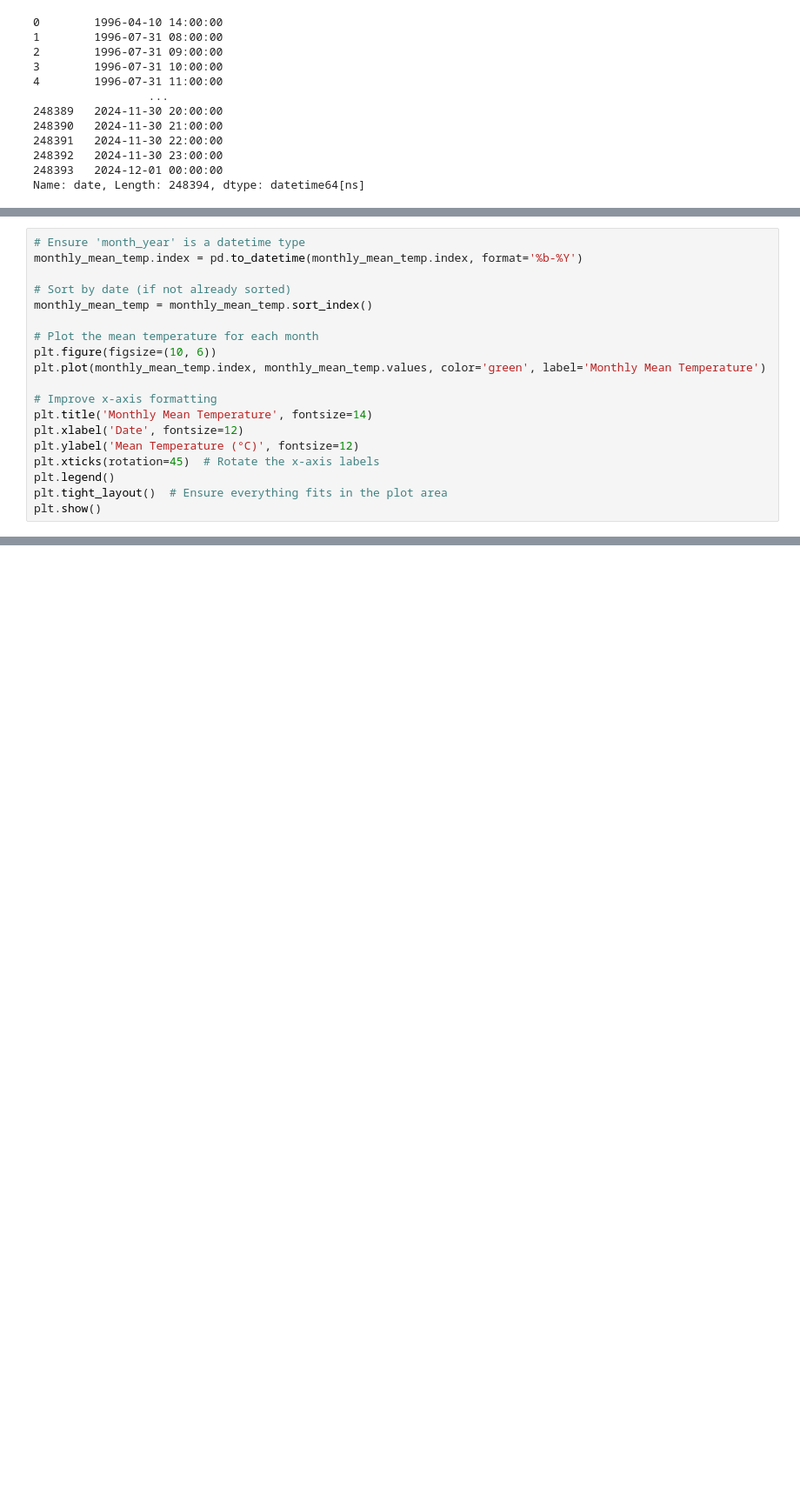
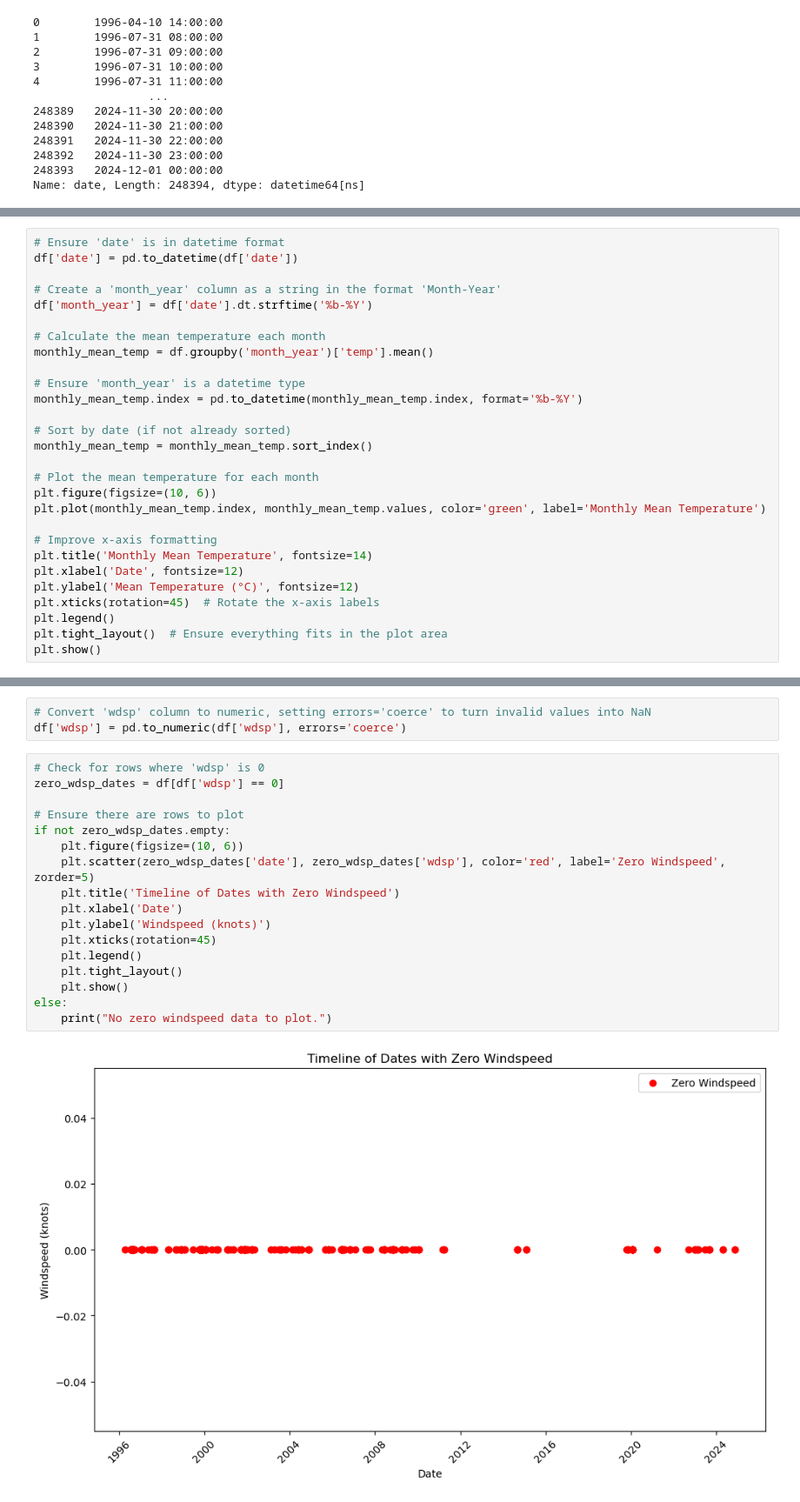
Before and after one commit to filipekojak88/PFDA, a Jupyter notebook: assignment_6_Weather.ipynb, the cells around one changed output, grey strips where cells are left out. Shown at 87% size. Drawn from its saved outputs; the diff is of its cells as text; blank space fills up the shorter version.

Commit message:
Added windspeed plots

```diff
--- a/assignment_6_Weather.ipynb
+++ b/assignment_6_Weather.ipynb
@@ -143,4 +131,13 @@ monthly_mean_temp = df.groupby('month_year')['temp'].mean()
 # %%
+# Ensure 'date' is in datetime format
+df['date'] = pd.to_datetime(df['date'])
+
+# Create a 'month_year' column as a string in the format 'Month-Year'
+df['month_year'] = df['date'].dt.strftime('%b-%Y')
+
+# Calculate the mean temperature each month
+monthly_mean_temp = df.groupby('month_year')['temp'].mean()
+
 # Ensure 'month_year' is a datetime type
 monthly_mean_temp.index = pd.to_datetime(monthly_mean_temp.index, format='%b-%Y')
 
@@ -163,0 +203,22 @@ plt.show()
+# %%
+# Convert 'wdsp' column to numeric, setting errors='coerce' to turn invalid values into NaN
+df['wdsp'] = pd.to_numeric(df['wdsp'], errors='coerce')
+# %%
+# Check for rows where 'wdsp' is 0
+zero_wdsp_dates = df[df['wdsp'] == 0]
+
+# Ensure there are rows to plot
+if not zero_wdsp_dates.empty:
+    plt.figure(figsize=(10, 6))
+    plt.scatter(zero_wdsp_dates['date'], zero_wdsp_dates['wdsp'], color='red', label='Zero Windspeed', zorder=5)
+    plt.title('Timeline of Dates with Zero Windspeed')
+    plt.xlabel('Date')
+    plt.ylabel('Windspeed (knots)')
+    plt.xticks(rotation=45)
+    plt.legend()
+    plt.tight_layout()
+    plt.show()
+else:
+    print("No zero windspeed data to plot.")
+# %% [output]
+[figure, added]
```
Also changed, not shown: parts of 9 cells of this notebook.
